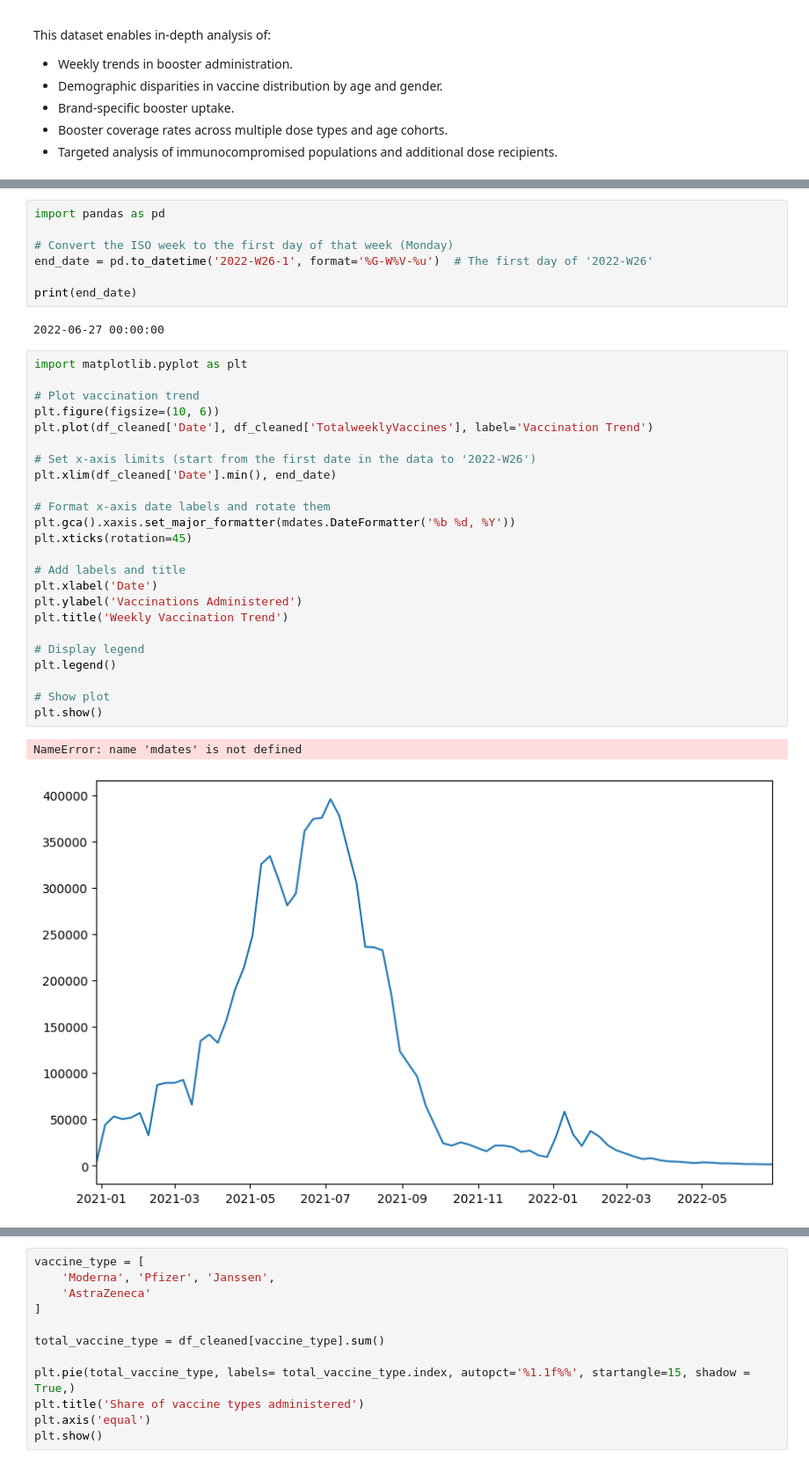
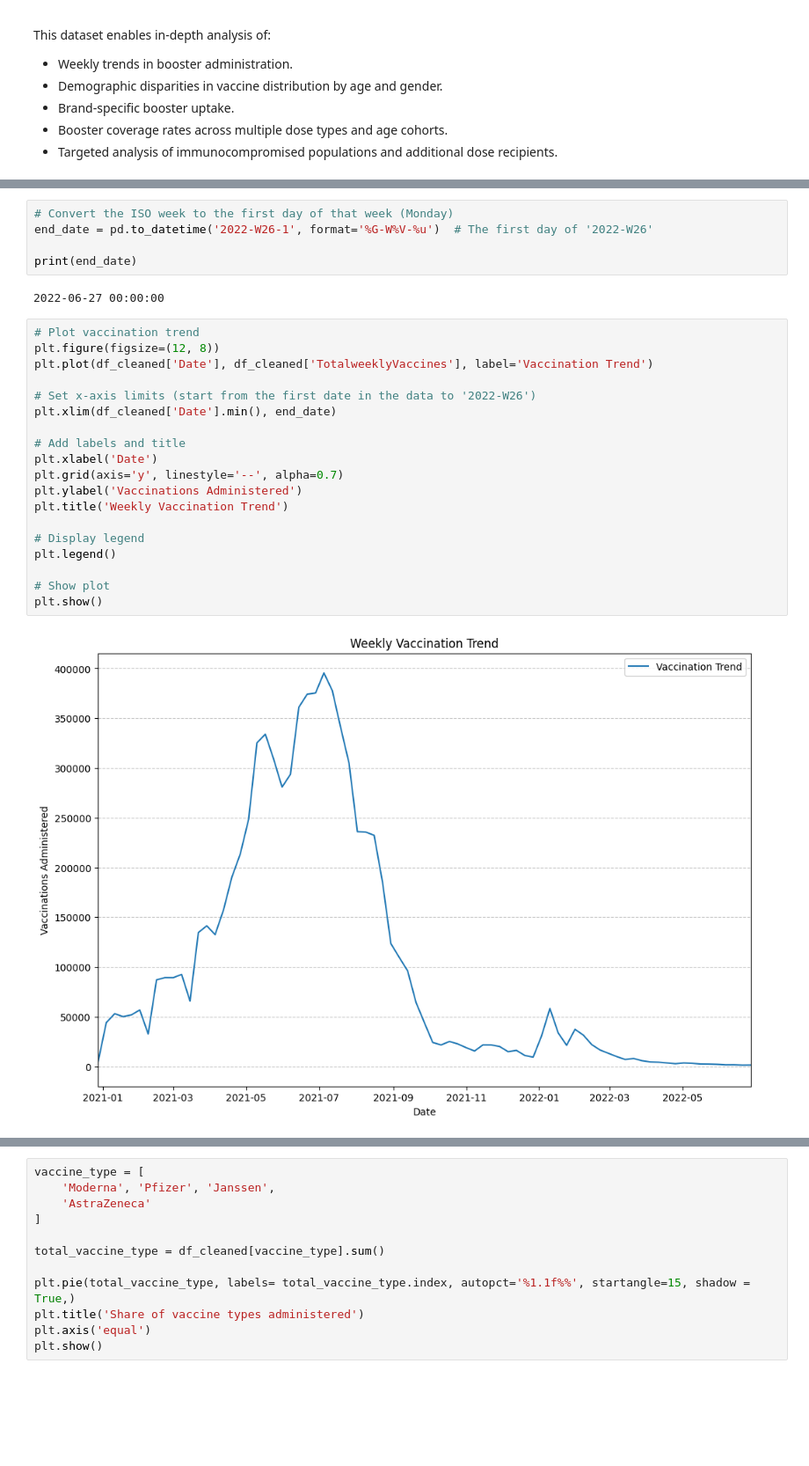
Before and after one commit to jakedaly97/PFDA, a Jupyter notebook: project/bigproject.ipynb, the cells around one changed output, grey strips where cells are left out. Shown at 88% size. Saved outputs shown, nothing was run; the diff lists cells and outputs as text; blank space fills up the shorter version.

```diff
--- a/project/bigproject.ipynb
+++ b/project/bigproject.ipynb
@@ -168,6 +183,4 @@ plt.show()
 # %%
-import pandas as pd
-
 # Convert the ISO week to the first day of that week (Monday)
 end_date = pd.to_datetime('2022-W26-1', format='%G-W%V-%u')  # The first day of '2022-W26'
 
@@ -175,29 +188,23 @@ print(end_date)
 # %% [output]
 2022-06-27 00:00:00
 # %%
-import matplotlib.pyplot as plt
-
 # Plot vaccination trend
-plt.figure(figsize=(10, 6))
+plt.figure(figsize=(12, 8))
 plt.plot(df_cleaned['Date'], df_cleaned['TotalweeklyVaccines'], label='Vaccination Trend')
 
 # Set x-axis limits (start from the first date in the data to '2022-W26')
 plt.xlim(df_cleaned['Date'].min(), end_date)
 
-# Format x-axis date labels and rotate them
-plt.gca().xaxis.set_major_formatter(mdates.DateFormatter('%b %d, %Y'))
-plt.xticks(rotation=45)
-
 # Add labels and title
 plt.xlabel('Date')
+plt.grid(axis='y', linestyle='--', alpha=0.7)
 plt.ylabel('Vaccinations Administered')
 plt.title('Weekly Vaccination Trend')
 
 # Display legend
 plt.legend()
 
 # Show plot
 plt.show()
 # %% [output]
-NameError: name 'mdates' is not defined
-[figure, old version]
+[figure, new version]
```
Also changed, not shown: parts of 22 cells of this notebook.
